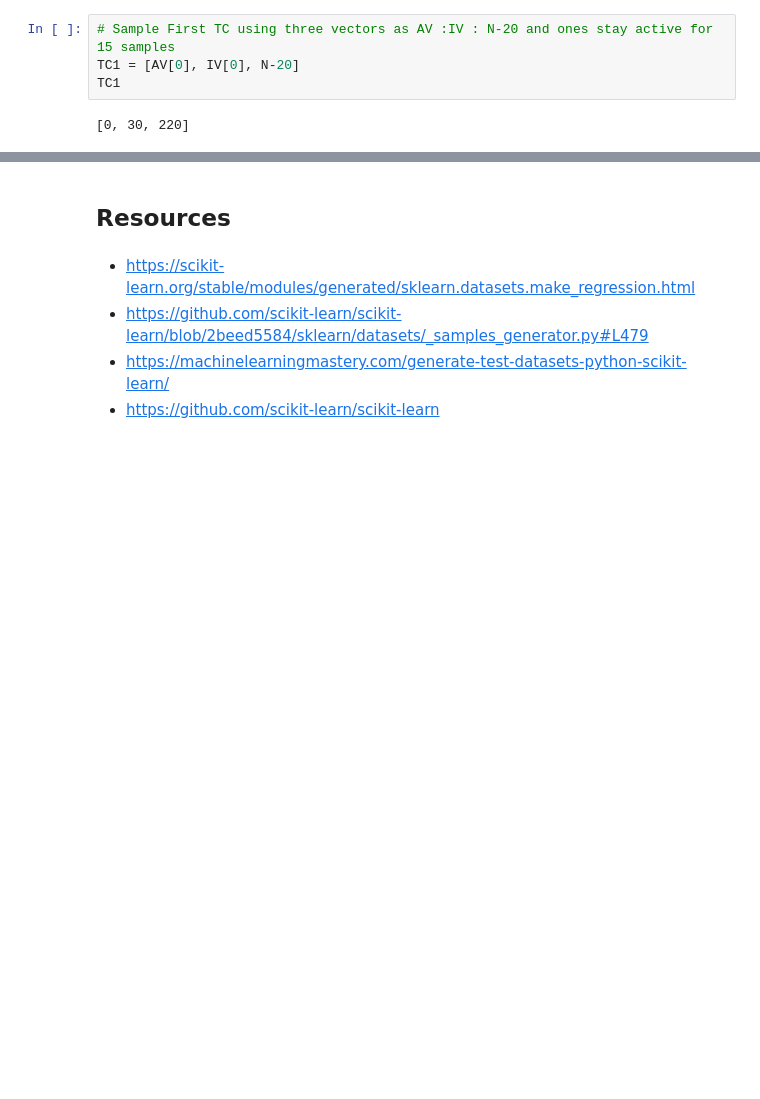
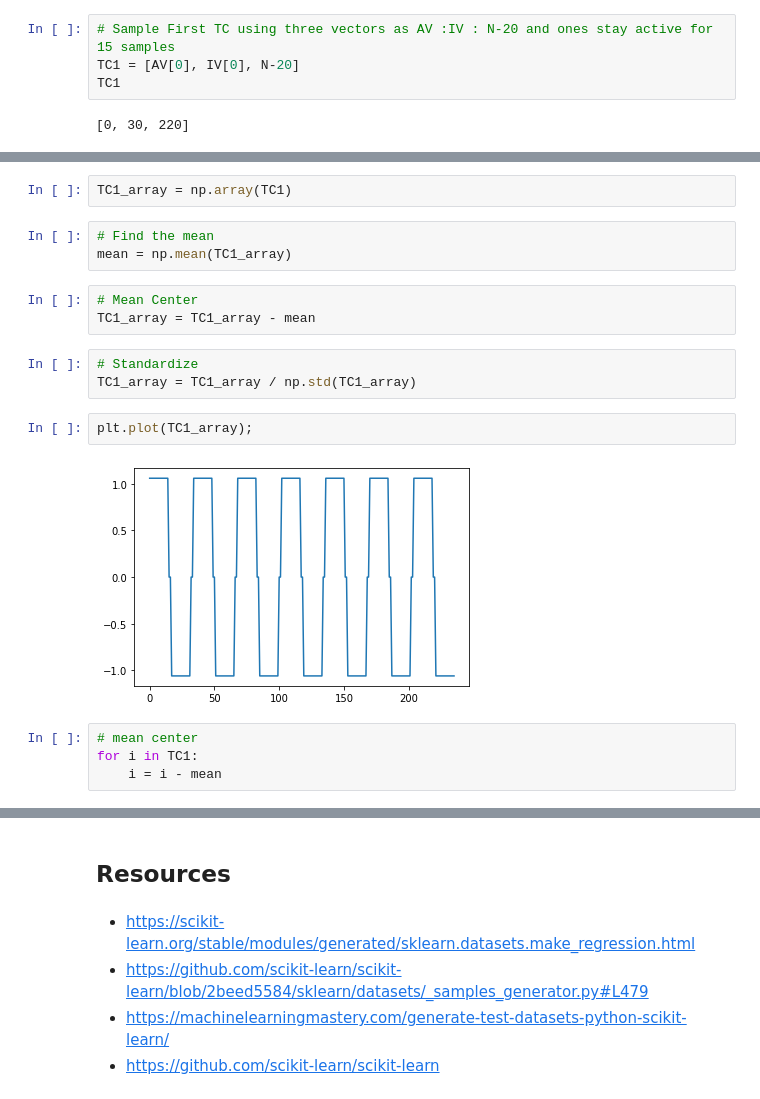
Before and after one commit to HesterLim/Applied-Data-Science-2021-Semester-2-Assignment-1, a Jupyter notebook: dataset-generate.ipynb, the cells around one changed output, grey strips where cells are left out. Cells and saved outputs as stored; diff of their text form; blank space fills up the shorter version.

```diff
--- a/dataset-generate.ipynb
+++ b/dataset-generate.ipynb
@@ -26,0 +115,19 @@ TC1
+# %%
+TC1_array = np.array(TC1)
+# %%
+# Find the mean
+mean = np.mean(TC1_array)
+# %%
+# Mean Center
+TC1_array = TC1_array - mean
+# %%
+# Standardize
+TC1_array = TC1_array / np.std(TC1_array)
+# %%
+plt.plot(TC1_array);
+# %% [output]
+[figure, added]
+# %%
+# mean center
+for i in TC1:
+    i = i - mean
```
Also changed, not shown: parts of 21 cells of this notebook.
